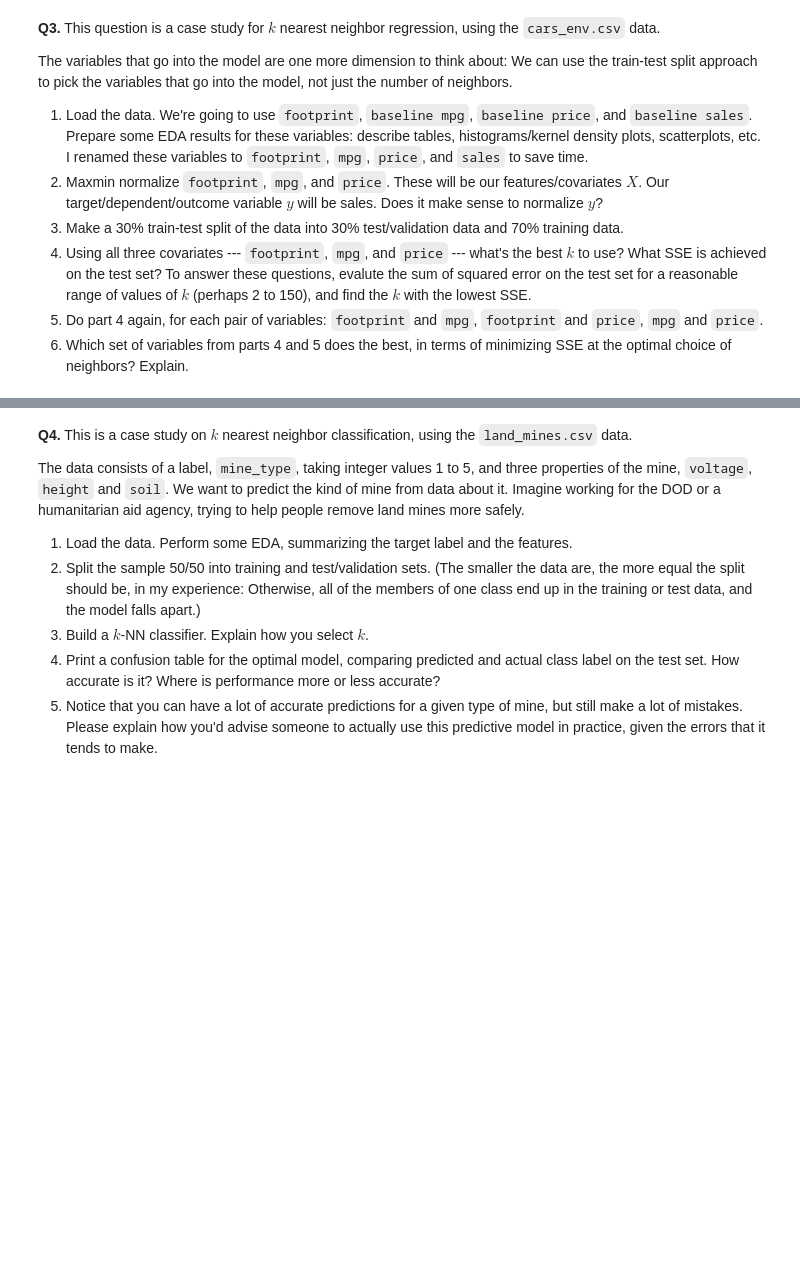
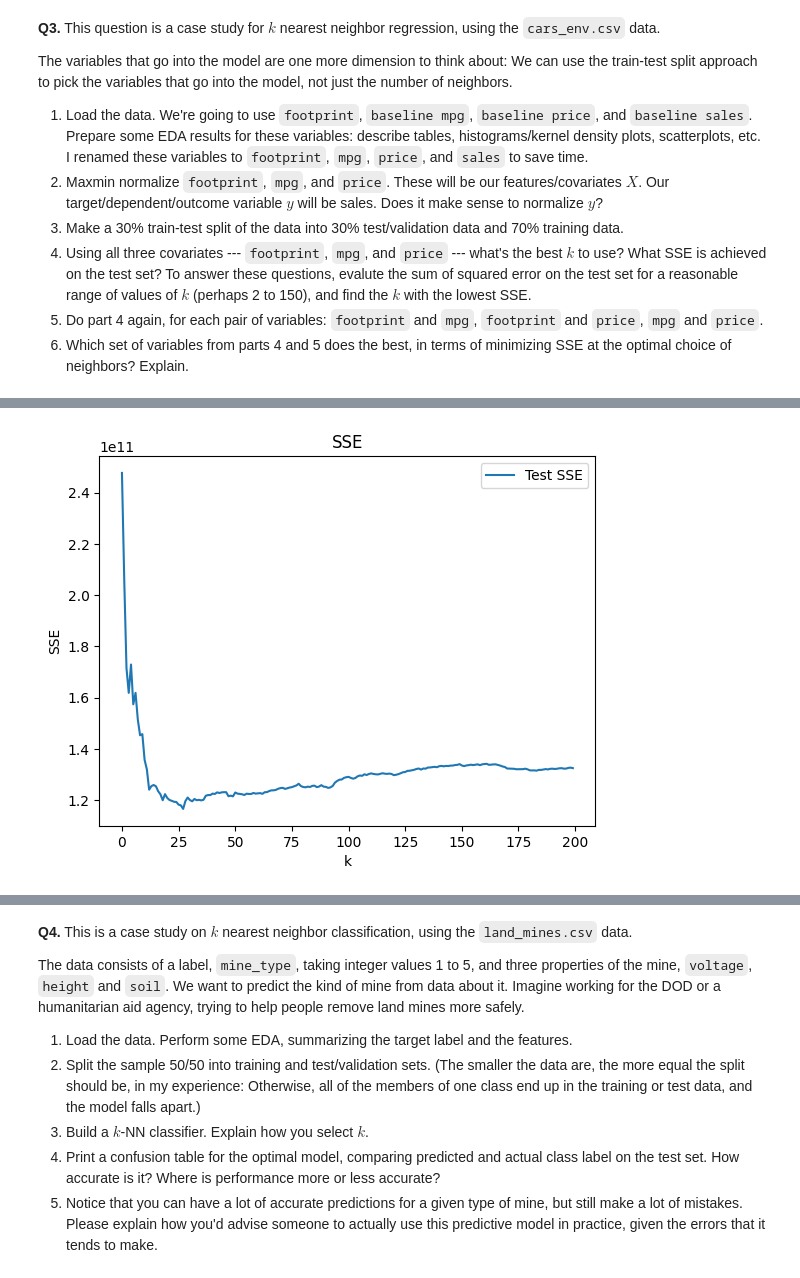
Before and after one commit to EBaner/knn, a Jupyter notebook: assignment_knn.ipynb, the cells around one changed output, grey strips where cells are left out. Drawn from its saved outputs; the diff is of its cells as text; code cells hidden in the pictures; blank space fills up the shorter version.

```diff
--- a/assignment_knn.ipynb
+++ b/assignment_knn.ipynb
@@ -258,3 +329,94 @@ The variables that go into the model are one more dimension to think about: We c
 4. Using all three covariates --- `footprint`, `mpg`, and `price` --- what's the best $k$ to use? What SSE is achieved on the test set? To answer these questions, evalute the sum of squared error on the test set for a reasonable range of values of $k$ (perhaps 2 to 150), and find the $k$ with the lowest SSE.
 5. Do part 4 again, for each pair of variables: `footprint` and `mpg`, `footprint` and `price`, `mpg` and `price`.
 6. Which set of variables from parts 4 and 5 does the best, in terms of minimizing SSE at the optimal choice of neighbors? Explain.
+# %%
+#1
+import numpy as np
+import matplotlib.pyplot as plt
+import pandas as pd
+import seaborn as sns
+
+df = pd.read_csv('/content/knn/data/cars_env.csv')
+print(df.head())
+
+y = df['baseline sales']
+X = df.loc[:, ['footprint','baseline mpg','baseline price'] ]
+
+X = X.rename(columns = {'baseline mpg':'mpg','baseline price':'price'})
+print(X.head())
+
+#2
+
+def maxmin(z):
+    u = (z-min(z))/(max(z)-min(z))
+    return u
+X = X.apply(maxmin)
+X.describe()
+
+#3
+from sklearn.model_selection import train_test_split
+X_train, X_test, y_train, y_test = train_test_split(X,y, test_size=.3, random_state=300)
+
+#4
+from sklearn.neighbors import KNeighborsRegressor
+
+k_bar = 200
+SSE = np.zeros(k_bar)
+SSE_on_train = np.zeros(k_bar)
+for k in range(k_bar):
+    model = KNeighborsRegressor(n_neighbors=k+1)
+    fitted_model = model.fit(X_train,y_train)
+    y_hat = fitted_model.predict(X_test)
+    SSE[k] = np.sum( (y_test-y_hat)**2 )
+    y_hat = fitted_model.predict(X_train)
+    SSE_on_train[k] = np.sum( (y_train-y_hat)**2 )
+
+SSE_min = np.min(SSE)
+min_index = np.where(SSE==SSE_min)
+k_star = min_index[0]+1
+print(k_star)
+
+plt.plot(np.arange(0,k_bar),SSE,label='Test SSE')
+plt.xlabel("k")
+plt.ylabel("SSE")
+plt.legend(loc='upper right')
+plt.title('SSE')
+plt.show()
+
+
+#The best k is 28 to minimize the SSE
+
+#5
+
+X_train, X_test, y_train, y_test = train_test_split(X,y, test_size=.4,random_state=10000)
+
+vars1 = ['footprint','price']
+vars2 = ['mpg','price']
+vars3 = ['mpg','footprint']
+vars4 = ['mpg','footprint', 'price']
+
+kgrid = np.arange(2,150)
+N = len(y)
+
+SSE_results = []
+y_hat_results = []
+for var_list in [vars1, vars2, vars3,vars4]:
+    X_train_1 = X_train.loc[:,var_list ]
+    X_test_1 = X_test.loc[:,var_list]
+    SSE = np.zeros(len(kgrid))
+    for k in range(len(kgrid)):
+        model = KNeighborsRegressor(n_neighbors=kgrid[k])
+        fitted_model = model.fit(X_train_1,y_train)
+        y_hat = fitted_model.predict(X_test_1)
+        y_hat_results.append(y_hat)
+        SSE_results.append( {'sse':np.sum( (y_test-y_hat)**2)/N,'vars':str(var_list),'k':k} )
+gdf = pd.DataFrame.from_dict(SSE_results)
+
+sns.lineplot(y='sse',x='k',data=gdf,hue='vars')
+plt.show()
+
+print( np.min( gdf.loc[gdf['vars'] == str(vars1),'sse']))
+print( np.min( gdf.loc[gdf['vars'] == str(vars2),'sse']))
+print( np.min( gdf.loc[gdf['vars'] == str(vars3),'sse']))
+print( np.min( gdf.loc[gdf['vars'] == str(vars4),'sse']))
+# %% [output]
@@ -260,0 +440 @@ The variables that go into the model are one more dimension to think about: We c
+[figure, added]
```
Also changed, not shown: parts of 17 cells of this notebook.
